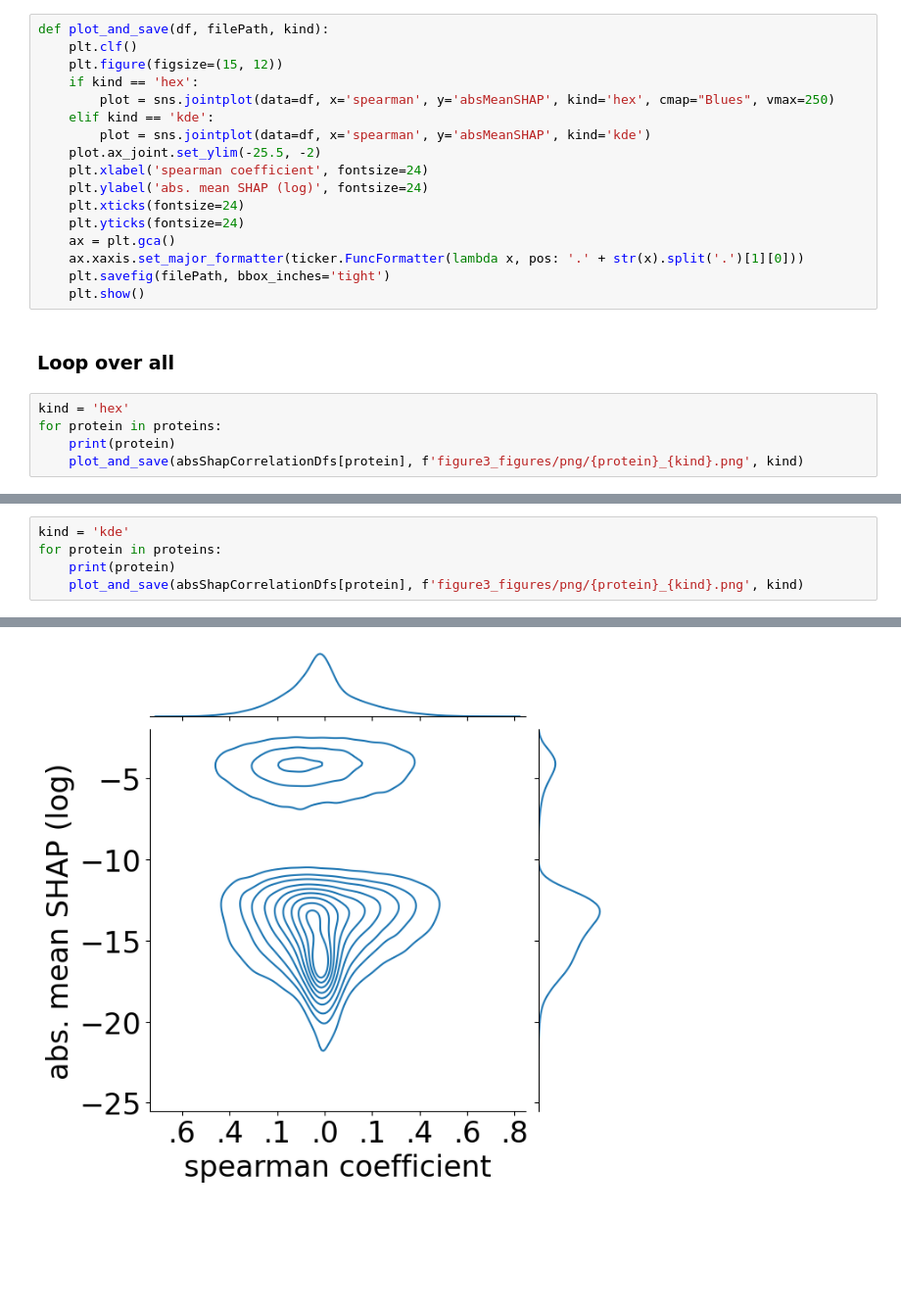
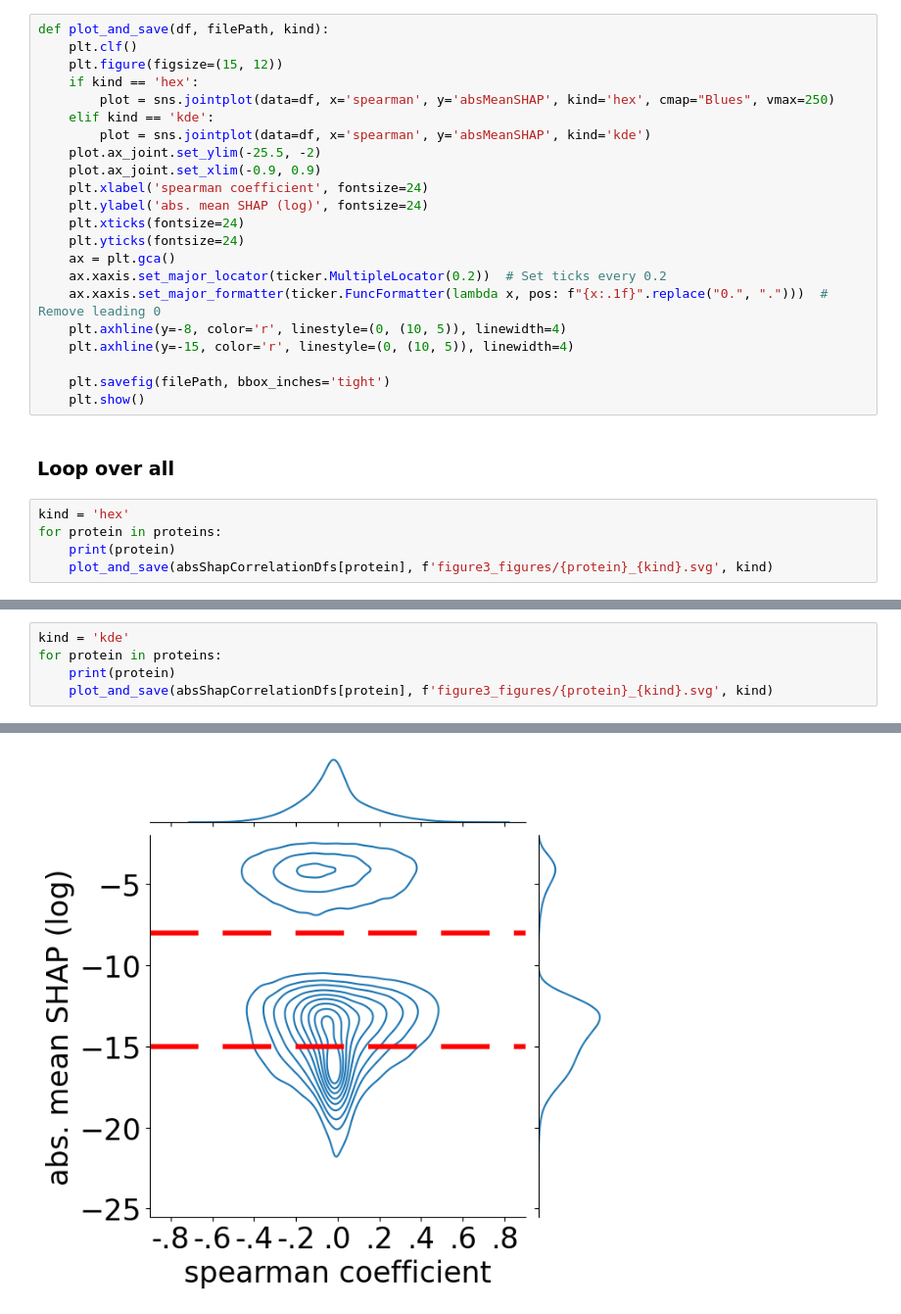
Before and after one commit to xomicsdatascience/RnaToProteinDataModule, a Jupyter notebook: scripts/jupyter_notebooks/figures/figure3_plots.ipynb, the cells around one changed output, grey strips where cells are left out. Shown at 98% size. Saved outputs shown, nothing was run; the diff lists cells and outputs as text; blank space fills up the shorter version.

```diff
--- a/scripts/jupyter_notebooks/figures/figure3_plots.ipynb
+++ b/scripts/jupyter_notebooks/figures/figure3_plots.ipynb
@@ -79,12 +79,17 @@ def plot_and_save(df, filePath, kind):
     elif kind == 'kde':
         plot = sns.jointplot(data=df, x='spearman', y='absMeanSHAP', kind='kde')
     plot.ax_joint.set_ylim(-25.5, -2)
+    plot.ax_joint.set_xlim(-0.9, 0.9)
     plt.xlabel('spearman coefficient', fontsize=24)
     plt.ylabel('abs. mean SHAP (log)', fontsize=24)
     plt.xticks(fontsize=24)
     plt.yticks(fontsize=24)
     ax = plt.gca()
-    ax.xaxis.set_major_formatter(ticker.FuncFormatter(lambda x, pos: '.' + str(x).split('.')[1][0]))
+    ax.xaxis.set_major_locator(ticker.MultipleLocator(0.2))  # Set ticks every 0.2
+    ax.xaxis.set_major_formatter(ticker.FuncFormatter(lambda x, pos: f"{x:.1f}".replace("0.", ".")))  # Remove leading 0
+    plt.axhline(y=-8, color='r', linestyle=(0, (10, 5)), linewidth=4)
+    plt.axhline(y=-15, color='r', linestyle=(0, (10, 5)), linewidth=4)
+
     plt.savefig(filePath, bbox_inches='tight')
     plt.show()
 # %% [markdown]
@@ -93,7 +98,7 @@ def plot_and_save(df, filePath, kind):
 kind = 'hex'
 for protein in proteins:
     print(protein)
-    plot_and_save(absShapCorrelationDfs[protein], f'figure3_figures/png/{protein}_{kind}.png', kind)
+    plot_and_save(absShapCorrelationDfs[protein], f'figure3_figures/{protein}_{kind}.svg', kind)
 # %% [output]
 CAVIN1
 <Figure size 640x480 with 0 Axes>
@@ -112,7 +117,7 @@ FLNA
 kind = 'kde'
 for protein in proteins:
     print(protein)
-    plot_and_save(absShapCorrelationDfs[protein], f'figure3_figures/png/{protein}_{kind}.png', kind)
+    plot_and_save(absShapCorrelationDfs[protein], f'figure3_figures/{protein}_{kind}.svg', kind)
 # %% [output]
 CAVIN1
 <Figure size 640x480 with 0 Axes>
@@ -125,5 +130,5 @@ FERMT2
 FLNA
 <Figure size 640x480 with 0 Axes>
 <Figure size 1500x1200 with 0 Axes>
-[figure, old version]
+[figure, new version]
 ... (44 outputs left out)
```
Also changed, not shown: parts of 2 cells of this notebook, 3 other files.
